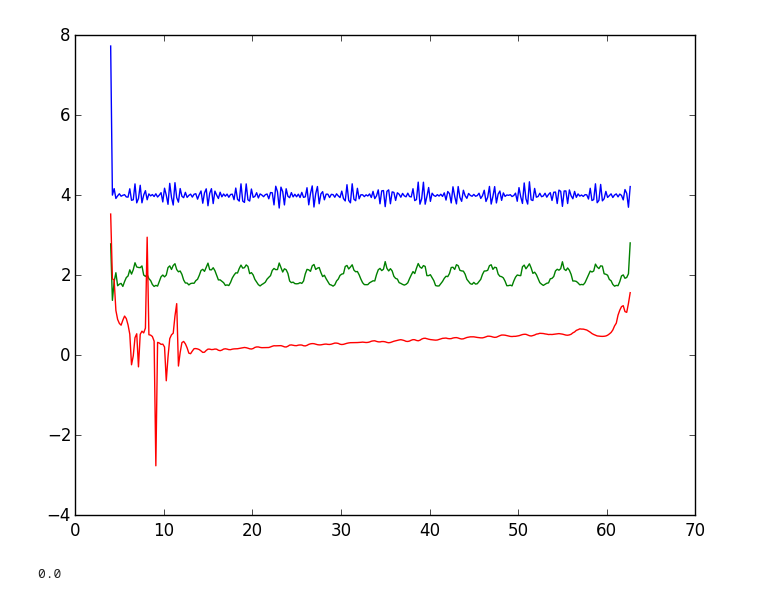
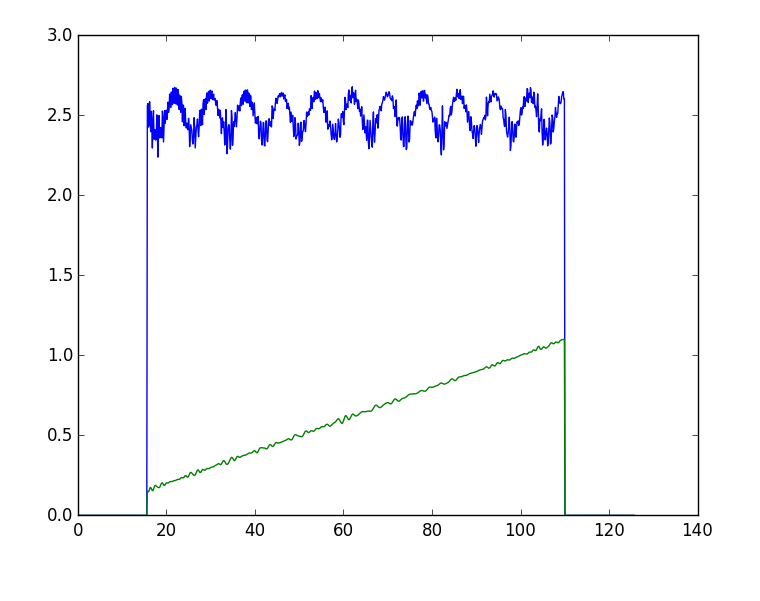
Before and after one commit to bnels/EMD.jl, a Jupyter notebook: notebook/EMDTest2.ipynb, the cells around one changed output. Cells and saved outputs as stored; diff of their text form; code cells hidden in the pictures.

```diff
--- a/notebook/EMDTest2.ipynb
+++ b/notebook/EMDTest2.ipynb
@@ -16,11 +43,11 @@ plot(t,y)
 # %%
-N = 3
-order = 4
+N = 2
+order = 10
 n = length(y)
-toldev = 0.2
-tolzero = 1e-2
+toldev = 0.3
+tolzero = 1e-1
 
-f = IMF(y,t, toldev, tolzero, order, N)
+f = IMF(y,t, toldev, tolzero, order, N, window)
 
 temp = y
 for i = 1:N
@@ -56,19 +83,18 @@ plot(t,temp)
 # %%
 # calculate instantaneous frequency
 
-x=t + 1e-8
-x = x[1:10:end]
+x = t + 1e-8
+step = 2
+x = x[1:step:end]
+window_phi = window[1:step:end]
+window_phi[window_phi.<1] = 0
 for i =1:N
     H1 = Spline(f[:,i], t, 4)
     A = SplineEvalMatrix(H1.B, x,0,true)
     phi = 1/(2pi)*(H1(x).*H1(x,1,true) - H1(x, 1).*H1(x,0,true))./(H1(x).^2 + H1(x,0,true).^2)
-    plot(x,phi)
+    plot(x, window_phi.*phi)
     #@show(H1(x))
     #@show(A[:,1:10])
 end
 # %% [output]
-[figure, old version]
+[figure, new version]
-# %%
-maximum(abs(f[:,5]))
-# %% [output]
-0.0
```
Also changed, not shown: parts of 3 cells of this notebook, 1 other file.
